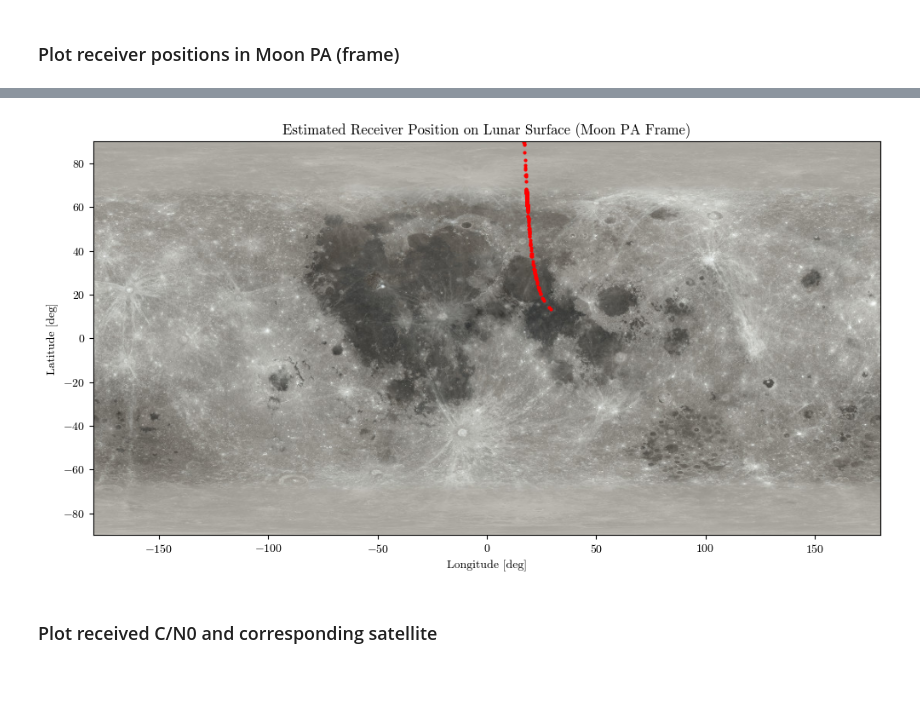
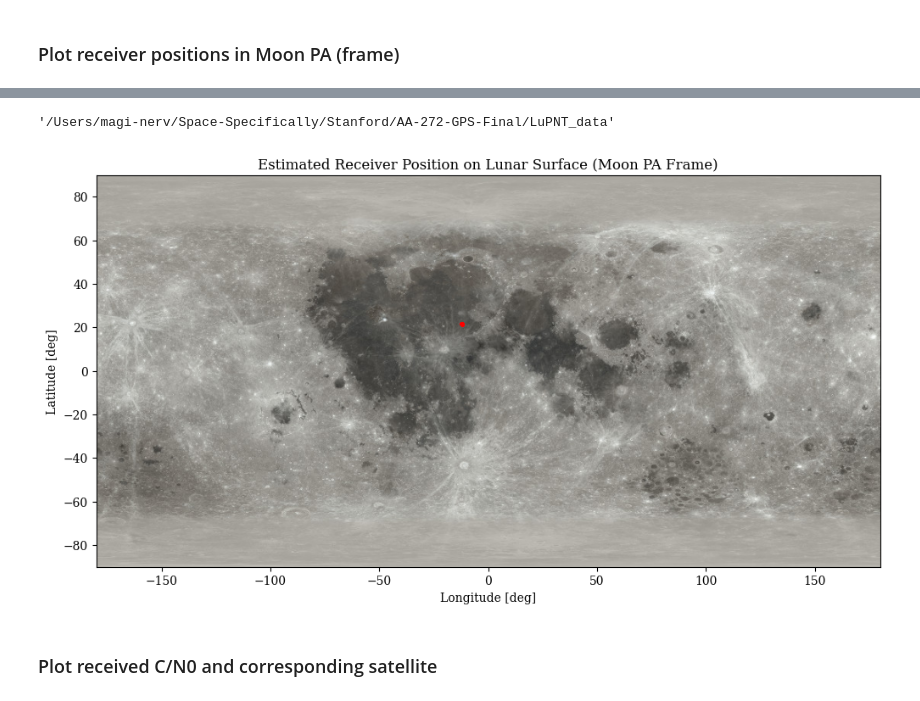
Before and after one commit to colin-skinner/AA-272-GPS-Final, a Jupyter notebook: lugre_analysis.ipynb, the cells around one changed output, grey strips where cells are left out. Cells and saved outputs as stored; diff of their text form; code cells hidden in the pictures.

```diff
--- a/lugre_analysis.ipynb
+++ b/lugre_analysis.ipynb
@@ -21,0 +21,7 @@ The autoreload extension is already loaded. To reload it, use:
+# %%
+import pylupnt as pnt
+
+outdir = Path().joinpath("data/new_lugre")
+# outdir = Path(pnt.get_output_path()).joinpath("LuGRE")
+if not outdir.exists():
+    os.makedirs(outdir)
@@ -24,7 +33,7 @@ The autoreload extension is already loaded. To reload it, use:
 # %%
 from src.lugre_parser import *
 
-data_path = Path(pnt.get_data_path()).joinpath("lugre/L0/TLM/")
+data_path = Path().joinpath("LuGRE Mission Data/L0/TLM/")
 set_ids = get_unique_timestamps(data_path) # get all unique timestamps in the directory
 # shrink set_ids to the ones on lunar surface
 surf_ids = [set_id for set_id in set_ids if "_S_" in set_id]
@@ -32,15 +41,17 @@ print(len(surf_ids), "surface data sets found.")
 
 # create output directories for every surf ids to save outputs
 for set_id in surf_ids:
-    dir = outdir.joinpath(set_id)
-    if not dir.exists():
-        os.makedirs(dir)
+    directory = outdir.joinpath(set_id)
+    if not directory.exists():
+        os.makedirs(directory)
 
 set_id = surf_ids[5]
 # load data for a specific set_id
 lugre_df = lugre_parser(data_path, set_id)
+print(set_id)
 
 display(lugre_df['info'])
+# pprint(lugre_df)
 
 # set savepath for specific set_id
 savepath = outdir.joinpath(set_id)
@@ -83,10 +100,17 @@ rx_ecef = lugre_df['nav'][["posX", "posY", "posZ"]].to_numpy()
 rxTime_nav = lugre_df['nav']["rxTime"]
 rxTime_nav_tai = np.zeros_like(rxTime_nav)
 for i, t in enumerate(rxTime_nav):
-    gps_week, sec_into_week = gps_seconds_to_gps_weeks(t)
-    rxTime_nav_dt = pnt.gps_weeks_to_datetime(gps_week, sec_into_week)
-    rxTime_nav_tai[i] = pnt.datetime_to_tai(rxTime_nav_dt)
+    # gps_week, sec_into_week = gps_seconds_to_gps_weeks(t)
+    # rxTime_nav_dt = pnt.gps_weeks_to_datetime(gps_week, sec_into_week)
+    # rxTime_nav_tai[i] = pnt.datetime_to_tai(rxTime_nav_dt)
+    rxTime_nav_dt: datetime = glp.gps_millis_to_datetime(t*1000)
+    # tai_time = rxTime_nav_dt + timedelta(seconds=37) # Time(rxTime_nav_dt, scale='utc').tai
+    rxTime_nav_tai[i] = rxTime_nav_dt.timestamp() + 37
 
+# print(rxTime_nav_tai[0])
+# print(rxTime_nav[0])
+# print(rxTime_nav_tai[-1])
+# print(rxTime_nav)
 # convert to Moon PA frame to plot
 rx_mpa = pnt.convert_frame(rxTime_nav_tai, rx_ecef, pnt.ECEF, pnt.MOON_PA)
 # %% [markdown]
@@ -112,30 +152,38 @@ plt.show()
+# %%
+pnt.LUPNT_DATA_PATH
+# %% [output]
+'/Users/magi-nerv/Space-Specifically/Stanford/AA-272-GPS-Final/LuPNT_data'
 # %%
 # plot receiver position in Moon PA frame (assert that all positions are on the Moon surface)
 if lugre_df["info"]["phase"][0] == 'S':
     fig, ax = plt.subplots(figsize=(12,6))
     ax.set_xlim(-180,180)
     ax.set_ylim(-90,90)
     ax.set_xlabel("Longitude [deg]")
     ax.set_ylabel("Latitude [deg]")
     ax.set_title("Estimated Receiver Position on Lunar Surface (Moon PA Frame)")
 
     # load Moon topography image
-    img = plt.imread(pnt.LUPNT_DATA_PATH.joinpath("topo/moon_surface.jpeg"))
+    img = plt.imread(pnt.LUPNT_DATA_PATH + "/topo/moon_surface.jpeg")
     # flip image vertically and horizontally
     img = img[::-1, ::-1]
     ax.imshow(img, extent=[-180,180,-90,90], alpha=1)
 
     figobj = [None] * len(rx_mpa)
     for i in range(len(rx_mpa)):
-        lon_rad, lat_rad, _ = pnt.cartesian_to_geographic(rx_mpa[i, 0], rx_mpa[i, 1], rx_mpa[i, 2], pnt.R_MOON)
-        lon = lon_rad * pnt.DEG
-        lat = lat_rad * pnt.DEG
+        # lon_rad, lat_rad, _ = pnt.cartesian_to_geographic(rx_mpa[i, 0], rx_mpa[i, 1], rx_mpa[i, 2], pnt.R_MOON)
+        lon, lat, _ = glp.ecef_to_geodetic(rx_mpa[i,:])[0]
+        # print(f"LL: ({lat}, {lon})")
+    #     lon_rad = np.ndarray(lon_rad)
+    #     lat_rad = np.ndarray(lat_rad)
+    #     lon = lon_rad * pnt.DEG
+    #     lat = lat_rad * pnt.DEG
         figobj[i] = ax.plot(lon, lat, 'ro', markersize=2)
 
     # Export figure to pdf
     plt.savefig(savepath.joinpath("NAV_SurfPos.pdf"))
 # %% [output]
-[figure, old version]
+[figure, new version]
 # %% [markdown]
 ### Plot received C/N0 and corresponding satellite
 # %%
```
Also changed, not shown: parts of 15 cells of this notebook, 11 other files.
